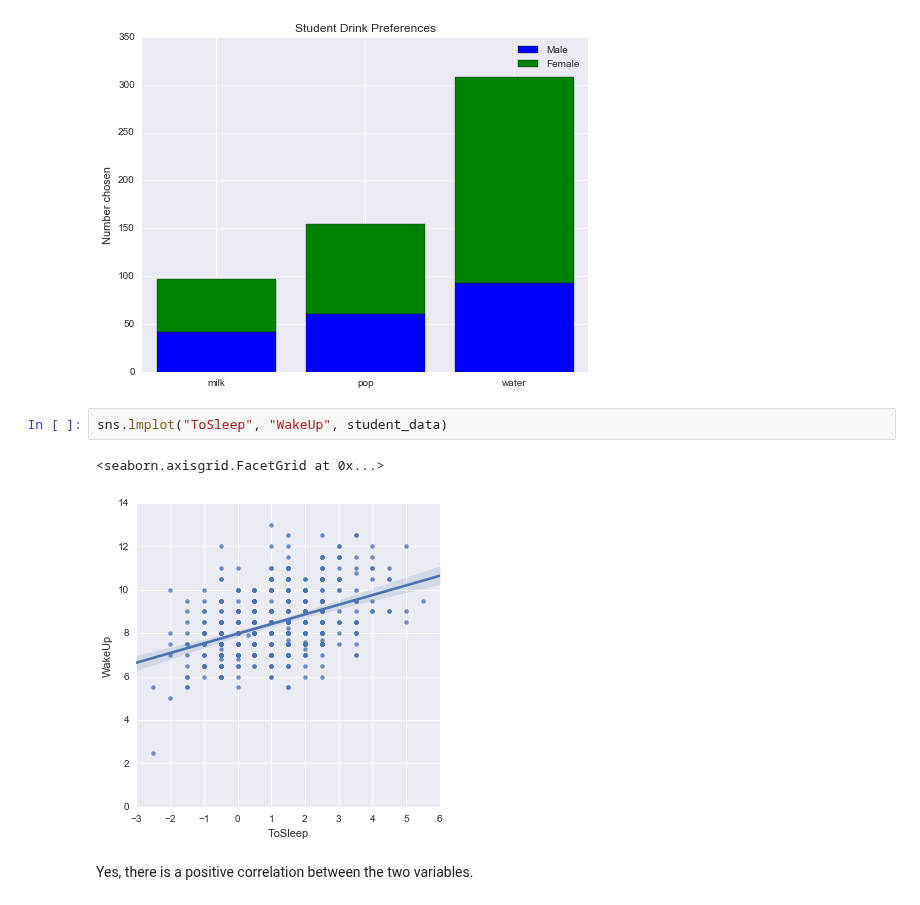
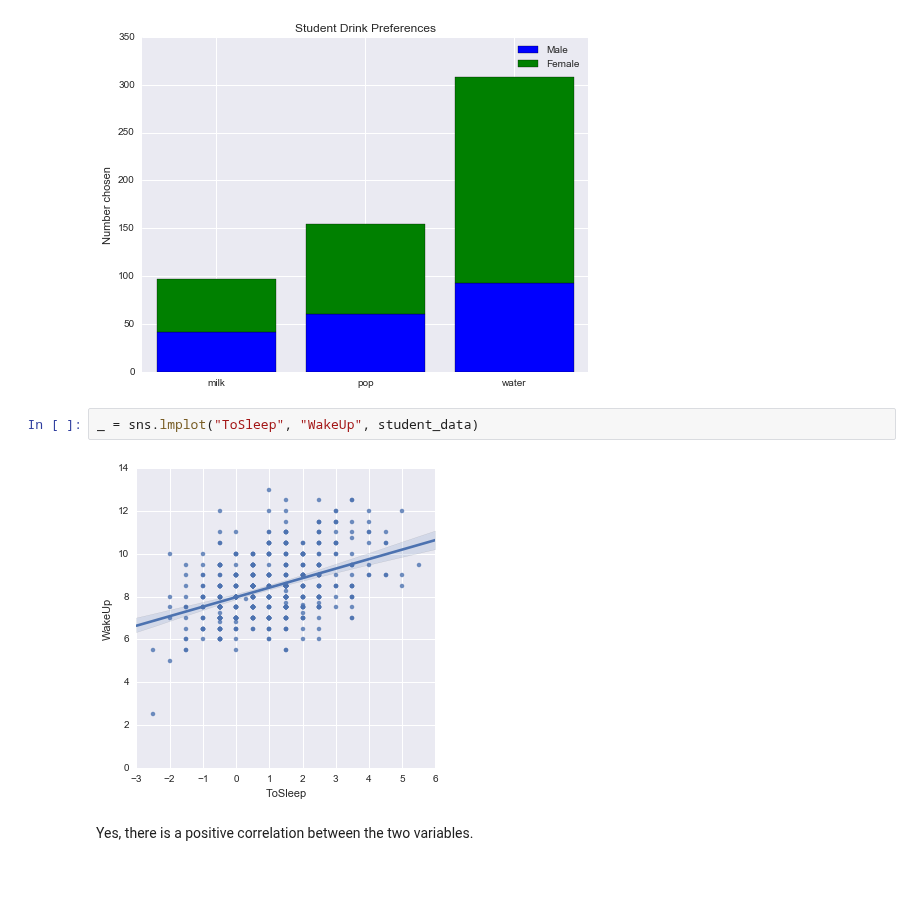
Before and after one commit to wenyangfu/EE361M_Homework, a Jupyter notebook: Homework 1.ipynb, the cells around one changed output. Cells and saved outputs as stored; diff of their text form; blank space fills up the shorter version.

```diff
--- a/Homework 1.ipynb
+++ b/Homework 1.ipynb
@@ -248,10 +248,9 @@ sns.despine()
 # %% [output]
 [figure]
 # %%
-sns.lmplot("ToSleep", "WakeUp", student_data)
+_ = sns.lmplot("ToSleep", "WakeUp", student_data)
 # %% [output]
-<seaborn.axisgrid.FacetGrid at 0x...>
-[figure, old version]
+[figure, new version]
 # %% [markdown]
 Yes, there is a positive correlation between the two variables.
 # %% [markdown]
```
Also changed, not shown: parts of 12 cells of this notebook.
